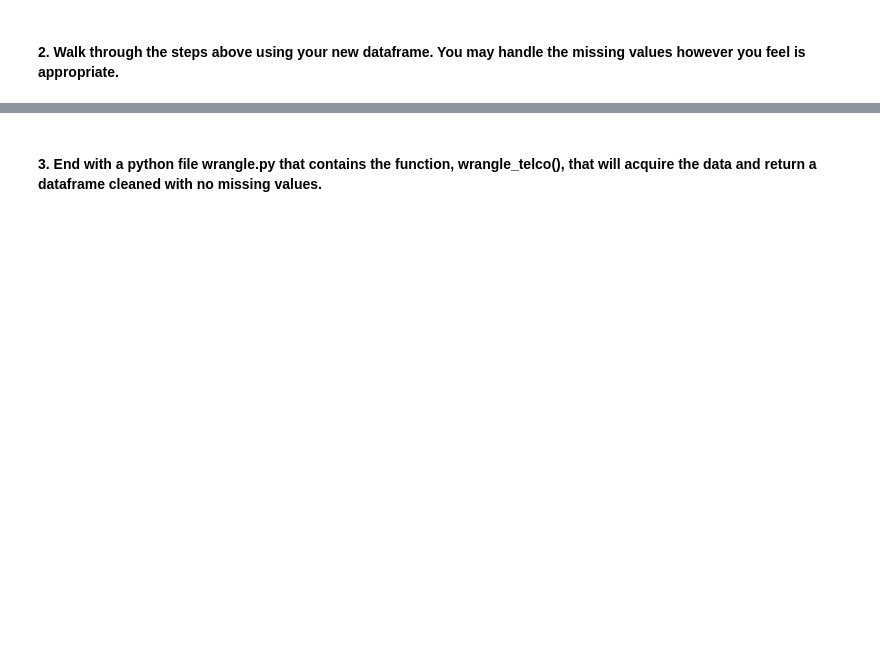
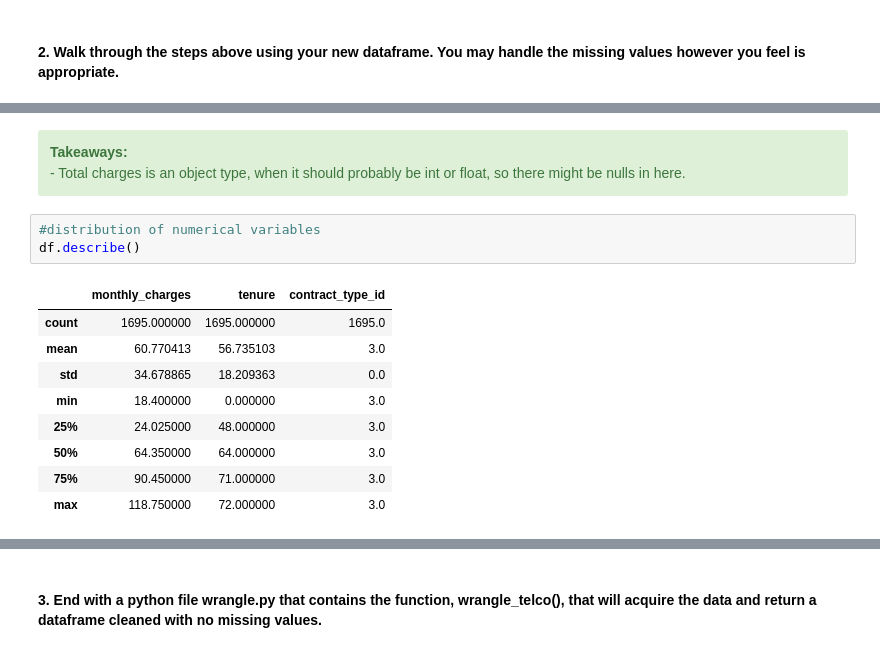
Before and after one commit to segovialori/regression-exercises, a Jupyter notebook: wrangle.ipynb, the cells around one changed output, grey strips where cells are left out. Cells and saved outputs as stored; diff of their text form; blank space fills up the shorter version.

```diff
--- a/wrangle.ipynb
+++ b/wrangle.ipynb
@@ -28,0 +87,17 @@ sql_query = '''
+# %% [markdown]
+<div class="alert alert-block alert-success">
+<b>Takeaways:</b>
+<br>- Total charges is an object type, when it should probably be int or float, so there might be nulls in here.</div>
+# %%
+#distribution of numerical variables
+df.describe()
+# %% [output]
+|  | monthly_charges | tenure | contract_type_id |
+| count | 1695.000000 | 1695.000000 | 1695.0 |
+| mean | 60.770413 | 56.735103 | 3.0 |
+| std | 34.678865 | 18.209363 | 0.0 |
+| min | 18.400000 | 0.000000 | 3.0 |
+| 25% | 24.025000 | 48.000000 | 3.0 |
+| 50% | 64.350000 | 64.000000 | 3.0 |
+| 75% | 90.450000 | 71.000000 | 3.0 |
+| max | 118.750000 | 72.000000 | 3.0 |
```
Also changed, not shown: parts of 30 cells of this notebook, 1 other file.
